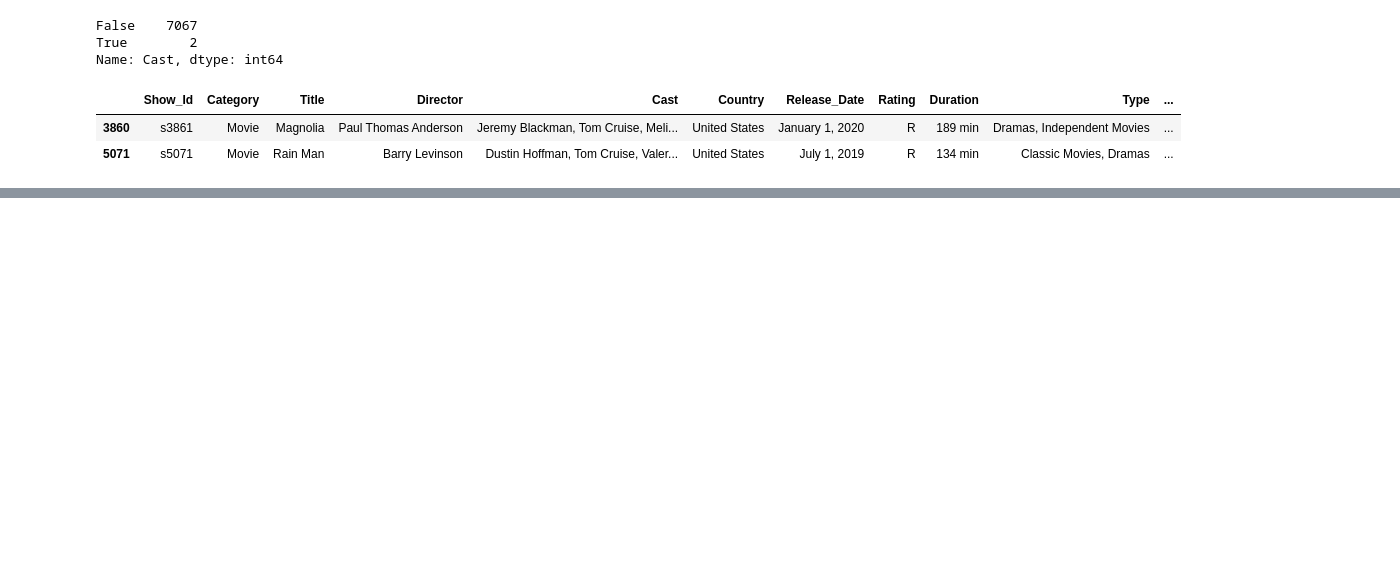
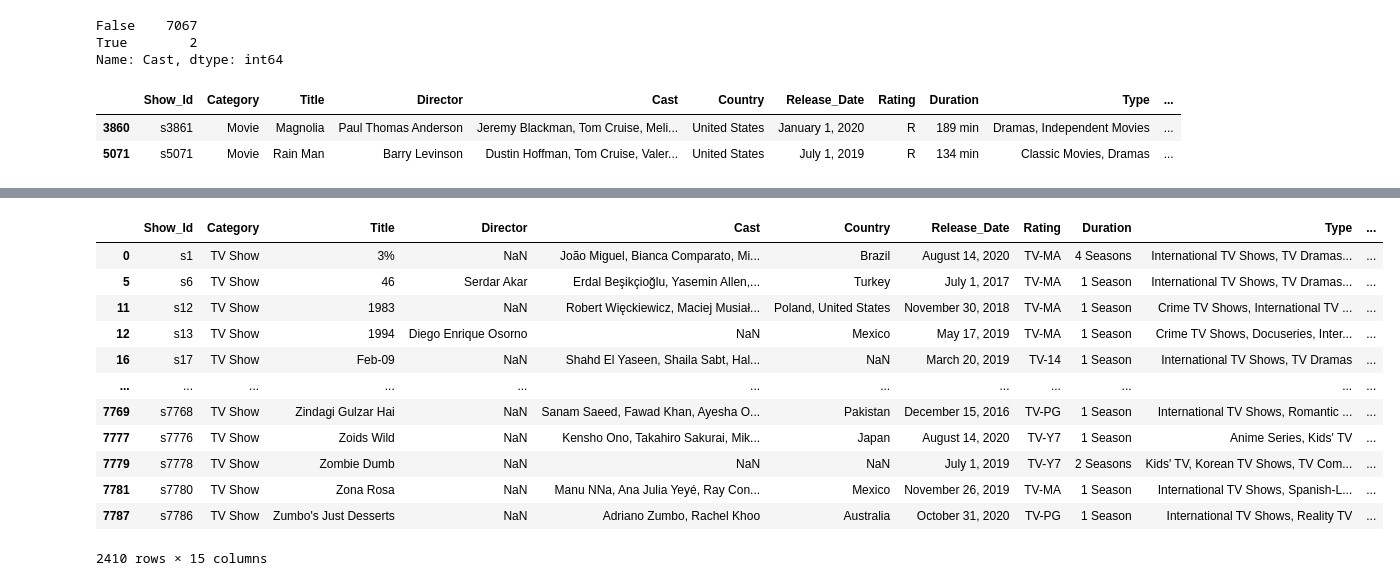
Before and after one commit to Jay-Jun123/DA_Project, a Jupyter notebook: Netflex/netflex.ipynb, the cells around one changed output, grey strips where cells are left out. Cells and saved outputs as stored; diff of their text form; code cells hidden in the pictures; blank space fills up the shorter version.

```diff
--- a/Netflex/netflex.ipynb
+++ b/Netflex/netflex.ipynb
@@ -419,0 +469,2 @@ netflix_new[netflix_new['Cast'].str.contains('Tom Cruise')]
+# %%
+netflix[['time','time_type']] = netflix['Duration'].str.split(' ', expand = True)
@@ -419,0 +517,16 @@ netflix_new[netflix_new['Cast'].str.contains('Tom Cruise')]
+# %%
+netflix[netflix['Category'] == 'TV Show']
+# %% [output]
+|  | Show_Id | Category | Title | Director | Cast | Country | Release_Date | Rating | Duration | Type | ... |
+| 0 | s1 | TV Show | 3% | NaN | João Miguel, Bianca Comparato, Mi... | Brazil | August 14, 2020 | TV-MA | 4 Seasons | International TV Shows, TV Dramas... | ... |
+| 5 | s6 | TV Show | 46 | Serdar Akar | Erdal Beşikçioğlu, Yasemin Allen,... | Turkey | July 1, 2017 | TV-MA | 1 Season | International TV Shows, TV Dramas... | ... |
+| 11 | s12 | TV Show | 1983 | NaN | Robert Więckiewicz, Maciej Musiał... | Poland, United States | November 30, 2018 | TV-MA | 1 Season | Crime TV Shows, International TV ... | ... |
+| 12 | s13 | TV Show | 1994 | Diego Enrique Osorno | NaN | Mexico | May 17, 2019 | TV-MA | 1 Season | Crime TV Shows, Docuseries, Inter... | ... |
+| 16 | s17 | TV Show | Feb-09 | NaN | Shahd El Yaseen, Shaila Sabt, Hal... | NaN | March 20, 2019 | TV-14 | 1 Season | International TV Shows, TV Dramas | ... |
+| ... | ... | ... | ... | ... | ... | ... | ... | ... | ... | ... | ... |
+| 7769 | s7768 | TV Show | Zindagi Gulzar Hai | NaN | Sanam Saeed, Fawad Khan, Ayesha O... | Pakistan | December 15, 2016 | TV-PG | 1 Season | International TV Shows, Romantic ... | ... |
+| 7777 | s7776 | TV Show | Zoids Wild | NaN | Kensho Ono, Takahiro Sakurai, Mik... | Japan | August 14, 2020 | TV-Y7 | 1 Season | Anime Series, Kids' TV | ... |
+| 7779 | s7778 | TV Show | Zombie Dumb | NaN | NaN | NaN | July 1, 2019 | TV-Y7 | 2 Seasons | Kids' TV, Korean TV Shows, TV Com... | ... |
+| 7781 | s7780 | TV Show | Zona Rosa | NaN | Manu NNa, Ana Julia Yeyé, Ray Con... | Mexico | November 26, 2019 | TV-MA | 1 Season | International TV Shows, Spanish-L... | ... |
+| 7787 | s7786 | TV Show | Zumbo's Just Desserts | NaN | Adriano Zumbo, Rachel Khoo | Australia | October 31, 2020 | TV-PG | 1 Season | International TV Shows, Reality TV | ... |
+2410 rows × 15 columns
```
Also changed, not shown: parts of 21 cells of this notebook.
